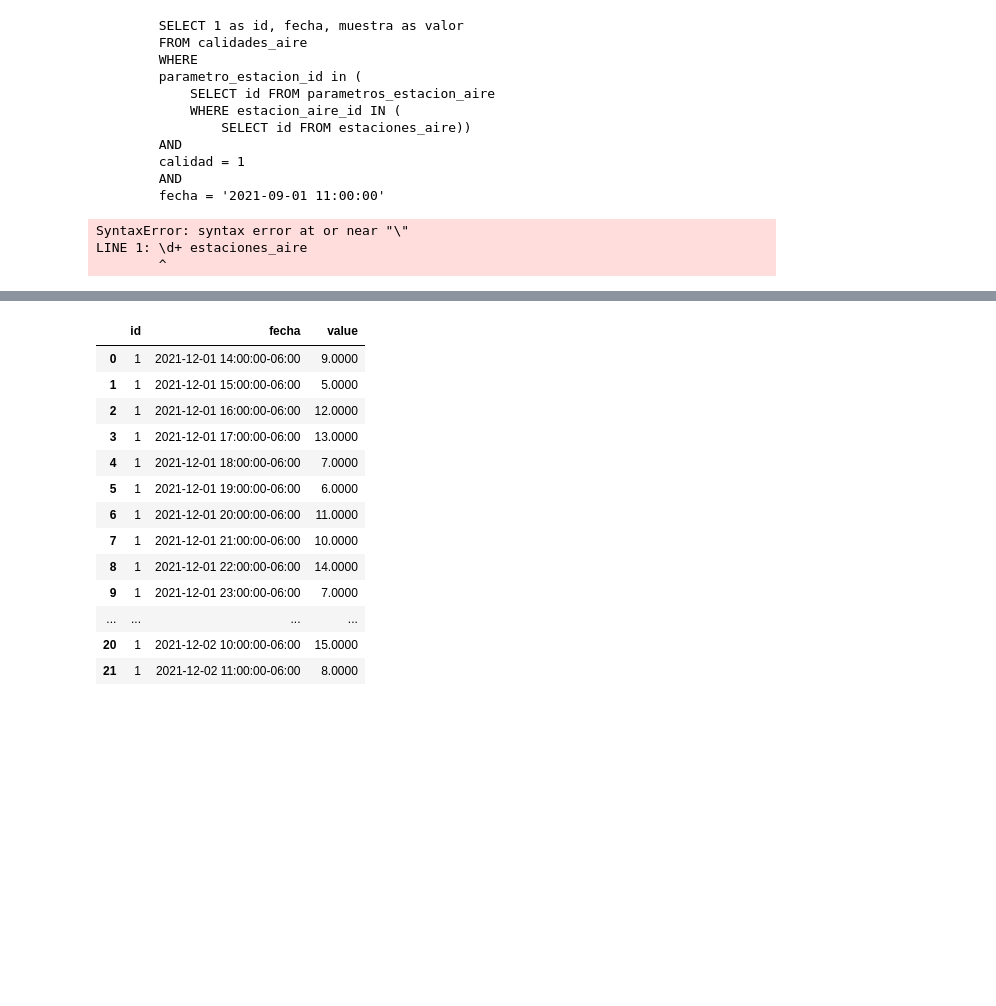
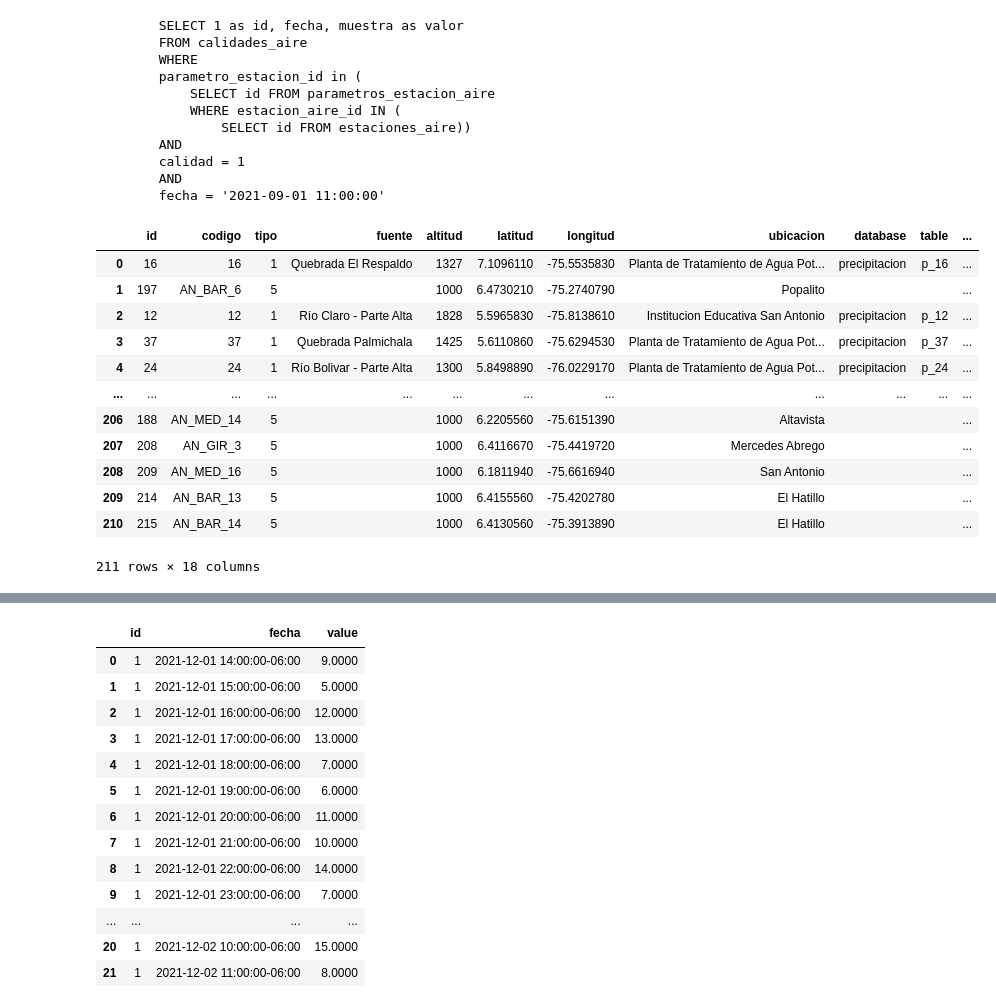
Before and after one commit to ospinals/piragua_backend_estaciones, a Jupyter notebook: Graficas/ConsultaAire.ipynb, the cells around one changed output, grey strips where cells are left out. Saved outputs shown, nothing was run; the diff lists cells and outputs as text; code cells hidden in the pictures; blank space fills up the shorter version.

```diff
--- a/Graficas/ConsultaAire.ipynb
+++ b/Graficas/ConsultaAire.ipynb
@@ -80,8 +80,18 @@ print(f"""
         AND
         fecha = '2021-09-01 11:00:00'
 # %%
-query_psql("\\d+ estaciones_aire")
+query_psql("select * from estaciones where habilitado = 'True'")
 # %% [output]
+|  | id | codigo | tipo | fuente | altitud | latitud | longitud | ubicacion | database | table | ... |
+| 0 | 16 | 16 | 1 | Quebrada El Respaldo | 1327 | 7.1096110 | -75.5535830 | Planta de Tratamiento de Agua Pot... | precipitacion | p_16 | ... |
+| 1 | 197 | AN_BAR_6 | 5 |  | 1000 | 6.4730210 | -75.2740790 | Popalito |  |  | ... |
+| 2 | 12 | 12 | 1 | Río Claro - Parte Alta | 1828 | 5.5965830 | -75.8138610 | Institucion Educativa San Antonio | precipitacion | p_12 | ... |
+| 3 | 37 | 37 | 1 | Quebrada Palmichala | 1425 | 5.6110860 | -75.6294530 | Planta de Tratamiento de Agua Pot... | precipitacion | p_37 | ... |
+| 4 | 24 | 24 | 1 | Río Bolivar - Parte Alta | 1300 | 5.8498890 | -76.0229170 | Planta de Tratamiento de Agua Pot... | precipitacion | p_24 | ... |
+| ... | ... | ... | ... | ... | ... | ... | ... | ... | ... | ... | ... |
+| 206 | 188 | AN_MED_14 | 5 |  | 1000 | 6.2205560 | -75.6151390 | Altavista |  |  | ... |
+| 207 | 208 | AN_GIR_3 | 5 |  | 1000 | 6.4116670 | -75.4419720 | Mercedes Abrego |  |  | ... |
+| 208 | 209 | AN_MED_16 | 5 |  | 1000 | 6.1811940 | -75.6616940 | San Antonio |  |  | ... |
+| 209 | 214 | AN_BAR_13 | 5 |  | 1000 | 6.4155560 | -75.4202780 | El Hatillo |  |  | ... |
+| 210 | 215 | AN_BAR_14 | 5 |  | 1000 | 6.4130560 | -75.3913890 | El Hatillo |  |  | ... |
-SyntaxError: syntax error at or near "\"
-LINE 1: \d+ estaciones_aire
-        ^
+211 rows × 18 columns
```
Also changed, not shown: parts of 9 cells of this notebook, 14 other files.
